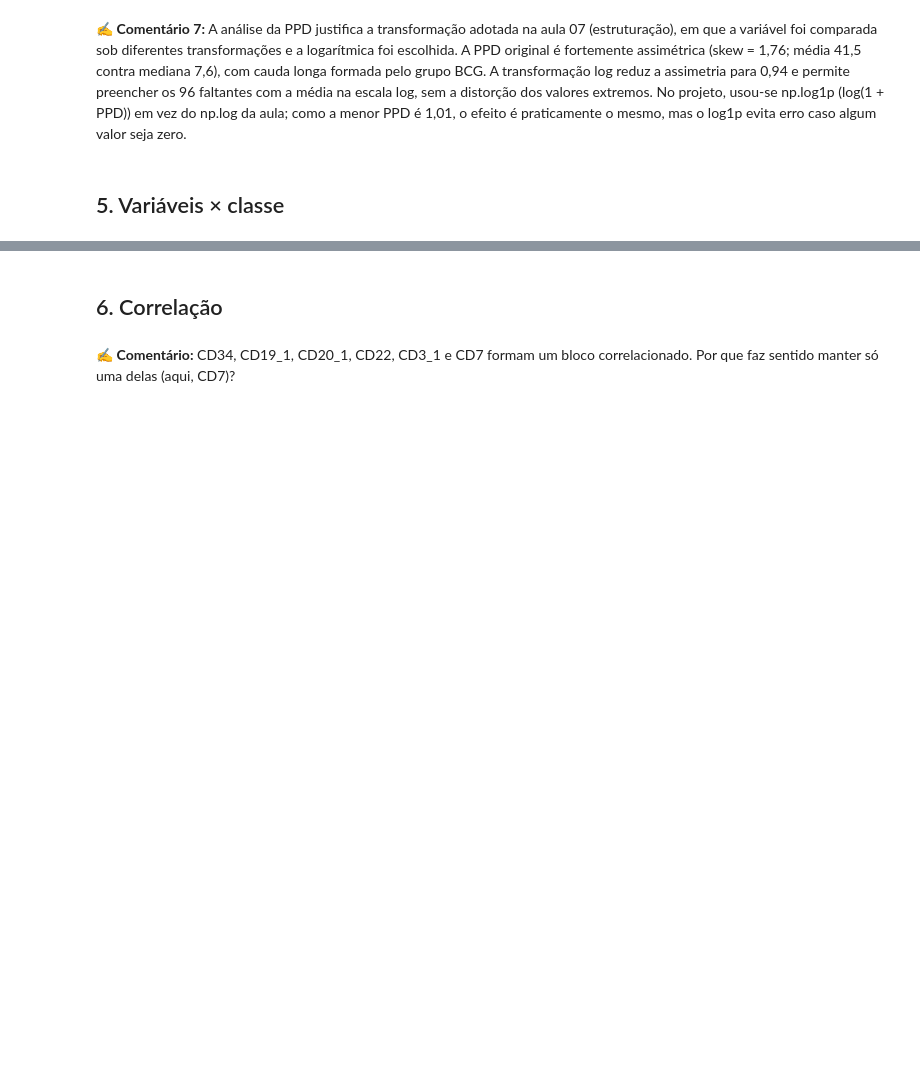
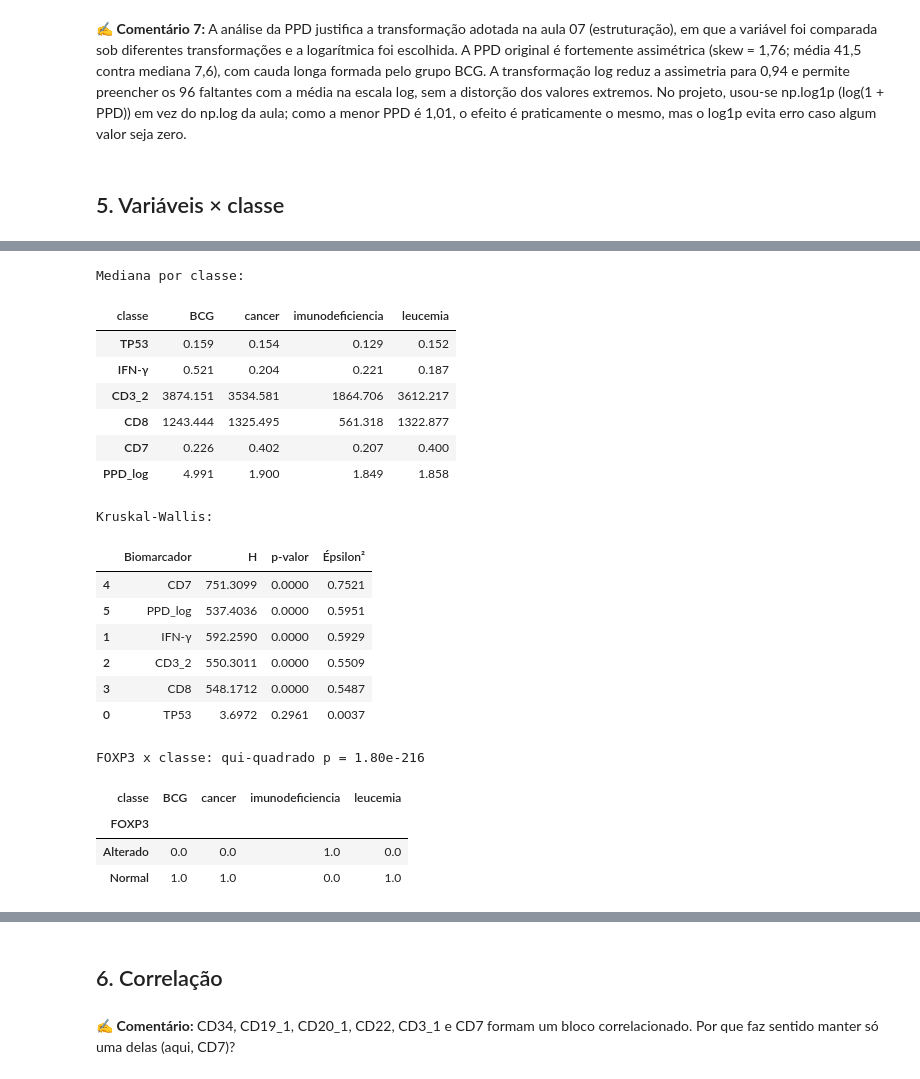
Before and after one commit to GabrielaKoerich/projeto_python_ml, a Jupyter notebook: notebooks/01_AED_relatorio_comentado.ipynb, the cells around one changed output, grey strips where cells are left out. Cells and saved outputs as stored; diff of their text form; code cells hidden in the pictures; blank space fills up the shorter version.

Commit message:
AED: comentarios da secao 5 (biomarcadores x classe)

```diff
--- a/notebooks/01_AED_relatorio_comentado.ipynb
+++ b/notebooks/01_AED_relatorio_comentado.ipynb
@@ -362 +382,69 @@ for var in ["TP53", "IFN-γ", "CD3_2", "CD8", "CD7"]:
+# %%
+# TESTE DE KRUSKAL-WALLIS
+# =======================
+# O que é: versão NÃO paramétrica da ANOVA. Compara 3 ou mais grupos
+#   (aqui, as 4 classes) sem exigir que os dados sigam distribuição
+#   normal; trabalha com a ORDEM (posto) dos valores, não com a média.
+# Por que usar: vários biomarcadores são assimétricos (ex.: PPD),
+#   então a ANOVA tradicional não seria adequada.
+# Hipóteses:
+#   H0 = o biomarcador tem a mesma distribuição nas 4 classes
+#   H1 = pelo menos uma classe difere das outras
+#   p < 0,05 -> rejeita H0 -> o biomarcador diferencia as classes.
+# Limitação: o teste diz QUE há diferença, mas não ENTRE QUAIS
+#   classes. Para isso, olhe as medianas e os boxplots.
+# Épsilon² (ε² = H / (n - 1)): tamanho do efeito, de 0 a 1.
+#   Como referência: ~0,01 pequeno, ~0,08 médio, ≥ 0,26 grande.
+#   Com n grande, quase tudo dá p < 0,05; o ε² mostra se a
+#   diferença é grande o suficiente para importar.
+# Observação: teste complementar a esta análise, não usado nas aulas.
+
+# Quais biomarcadores separam as classes?
+from scipy.stats import chi2_contingency, kruskal
+
+dados = df.copy()
+dados["PPD_log"] = np.log1p(dados["PPD"])
+variaveis = ["TP53", "IFN-γ", "CD3_2", "CD8", "CD7", "PPD_log"]
+
+# 1. Mediana de cada biomarcador por classe
+print("Mediana por classe:")
+display(dados.groupby("classe")[variaveis].median().round(3).T)
+
+# 2. Kruskal-Wallis: H0 = o biomarcador tem a mesma distribuição nas 4 classes
+#    Épsilon² (0 a 1) = tamanho do efeito: quanto maior, melhor separa as classes
+linhas = []
+for var in variaveis:
+    grupos = [g[var].dropna() for _, g in dados.groupby("classe")]
+    h, p = kruskal(*grupos)
+    n = sum(len(g) for g in grupos)  # pacientes sem faltante nessa variável
+    linhas.append({"Biomarcador": var, "H": h, "p-valor": p, "Épsilon²": h / (n - 1)})
+print("Kruskal-Wallis:")
+display(pd.DataFrame(linhas).sort_values("Épsilon²", ascending=False).round(4))
+
+# 3. FOXP3 (categórica): proporção por classe + qui-quadrado
+_, p_foxp3, _, _ = chi2_contingency(pd.crosstab(dados["FOXP3"], dados["classe"]))
+print(f"FOXP3 x classe: qui-quadrado p = {p_foxp3:.2e}")
+pd.crosstab(dados["FOXP3"], dados["classe"], normalize="columns").round(2)
+# %% [output]
+Mediana por classe:
+| classe | BCG | cancer | imunodeficiencia | leucemia |
+| TP53 | 0.159 | 0.154 | 0.129 | 0.152 |
+| IFN-γ | 0.521 | 0.204 | 0.221 | 0.187 |
+| CD3_2 | 3874.151 | 3534.581 | 1864.706 | 3612.217 |
+| CD8 | 1243.444 | 1325.495 | 561.318 | 1322.877 |
+| CD7 | 0.226 | 0.402 | 0.207 | 0.400 |
+| PPD_log | 4.991 | 1.900 | 1.849 | 1.858 |
+Kruskal-Wallis:
+|  | Biomarcador | H | p-valor | Épsilon² |
+| 4 | CD7 | 751.3099 | 0.0000 | 0.7521 |
+| 5 | PPD_log | 537.4036 | 0.0000 | 0.5951 |
+| 1 | IFN-γ | 592.2590 | 0.0000 | 0.5929 |
+| 2 | CD3_2 | 550.3011 | 0.0000 | 0.5509 |
+| 3 | CD8 | 548.1712 | 0.0000 | 0.5487 |
+| 0 | TP53 | 3.6972 | 0.2961 | 0.0037 |
+FOXP3 x classe: qui-quadrado p = 1.80e-216
+| classe | BCG | cancer | imunodeficiencia | leucemia |
+| FOXP3 |  |  |  |  |
+| Alterado | 0.0 | 0.0 | 1.0 | 0.0 |
+| Normal | 1.0 | 1.0 | 0.0 | 1.0 |
 # %%
```
Also changed, not shown: parts of 3 cells of this notebook.
